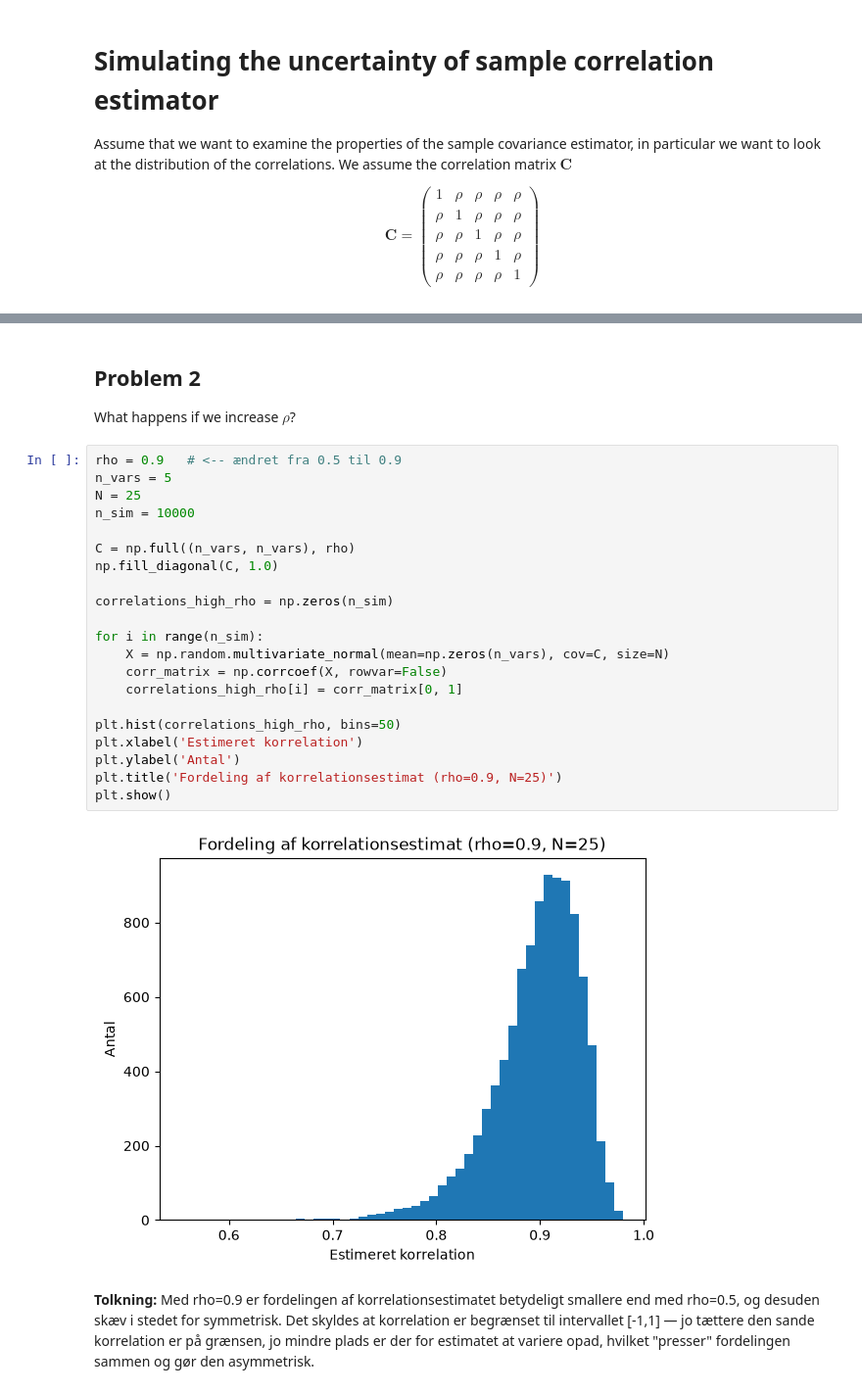
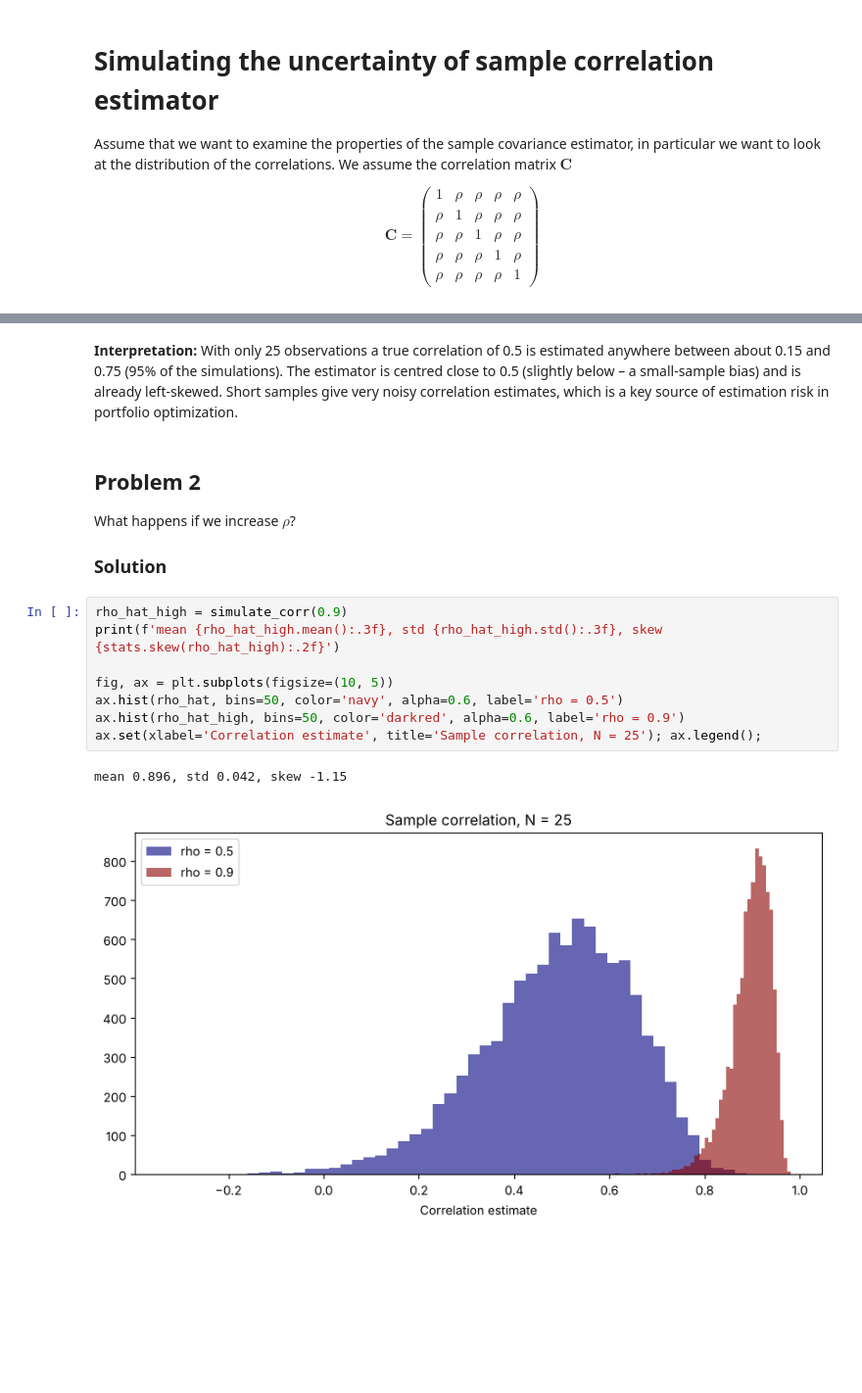
Before and after one commit to martincaroe-pixel/python_for_the_financial_economist, a Jupyter notebook: lectures_and_exercises/2026/week_1/exercise_simulation.ipynb, the cells around one changed output, grey strips where cells are left out. Shown at 98% size. Drawn from its saved outputs; the diff is of its cells as text; blank space fills up the shorter version.

```diff
--- a/lectures_and_exercises/2026/week_1/exercise_simulation.ipynb
+++ b/lectures_and_exercises/2026/week_1/exercise_simulation.ipynb
@@ -62,29 +51,19 @@ plt.show()
+# %% [markdown]
+**Interpretation:** With only 25 observations a true correlation of 0.5 is estimated anywhere between about 0.15 and 0.75 (95% of the simulations). The estimator is centred close to 0.5 (slightly below – a small-sample bias) and is already left-skewed. Short samples give very noisy correlation estimates, which is a key source of estimation risk in portfolio optimization.
 # %% [markdown]
 ## Problem 2
 
 What happens if we increase $\rho$?
+
+### Solution
-# %%
-rho = 0.9   # <-- ændret fra 0.5 til 0.9
-n_vars = 5
-N = 25
-n_sim = 10000
-
-C = np.full((n_vars, n_vars), rho)
-np.fill_diagonal(C, 1.0)
-
-correlations_high_rho = np.zeros(n_sim)
-
-for i in range(n_sim):
-    X = np.random.multivariate_normal(mean=np.zeros(n_vars), cov=C, size=N)
-    corr_matrix = np.corrcoef(X, rowvar=False)
-    correlations_high_rho[i] = corr_matrix[0, 1]
-
-plt.hist(correlations_high_rho, bins=50)
-plt.xlabel('Estimeret korrelation')
-plt.ylabel('Antal')
-plt.title('Fordeling af korrelationsestimat (rho=0.9, N=25)')
-plt.show()
-# %% [output]
-[figure, removed]
-# %% [markdown]
-**Tolkning:** Med rho=0.9 er fordelingen af korrelationsestimatet betydeligt smallere end med rho=0.5, og desuden skæv i stedet for symmetrisk. Det skyldes at korrelation er begrænset til intervallet [-1,1] — jo tættere den sande korrelation er på grænsen, jo mindre plads er der for estimatet at variere opad, hvilket "presser" fordelingen sammen og gør den asymmetrisk.
+# %%
+rho_hat_high = simulate_corr(0.9)
+print(f'mean {rho_hat_high.mean():.3f}, std {rho_hat_high.std():.3f}, skew {stats.skew(rho_hat_high):.2f}')
+
+fig, ax = plt.subplots(figsize=(10, 5))
+ax.hist(rho_hat, bins=50, color='navy', alpha=0.6, label='rho = 0.5')
+ax.hist(rho_hat_high, bins=50, color='darkred', alpha=0.6, label='rho = 0.9')
+ax.set(xlabel='Correlation estimate', title='Sample correlation, N = 25'); ax.legend();
+# %% [output]
+mean 0.896, std 0.042, skew -1.15
+[figure, added]
```
Also changed, not shown: parts of 11 cells of this notebook, 1 other file.
